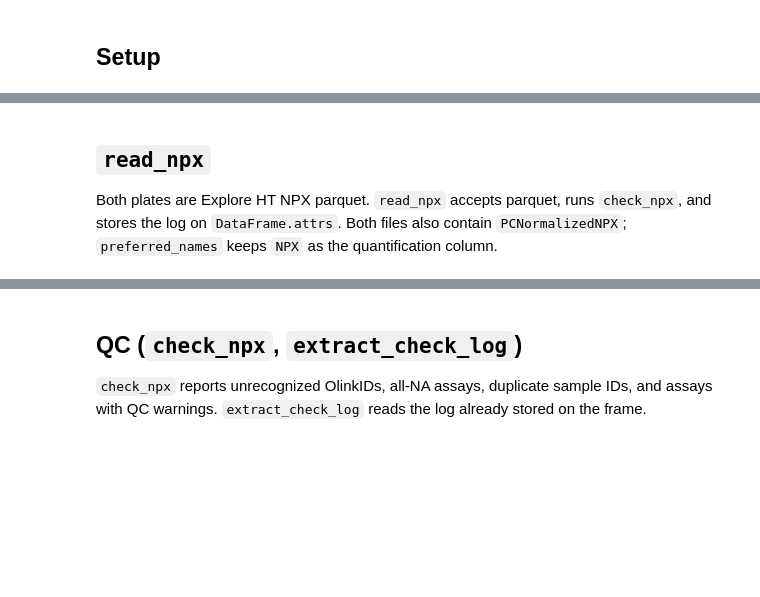
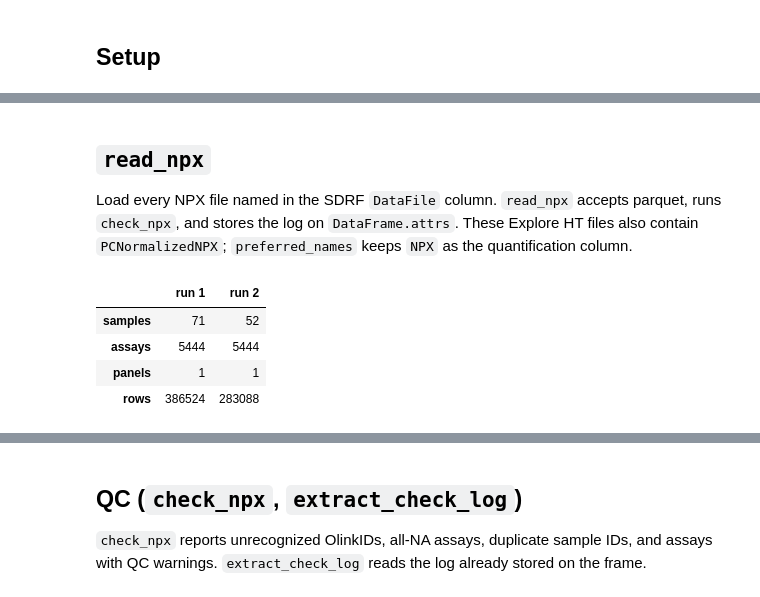
Before and after one commit to Olink-Proteomics/OlinkPythonPackage, a Jupyter notebook: examples/pad000016_showcase.ipynb, the cells around one changed output, grey strips where cells are left out. Saved outputs shown, nothing was run; the diff lists cells and outputs as text; code cells hidden in the pictures; blank space fills up the shorter version.

```diff
--- a/examples/pad000016_showcase.ipynb
+++ b/examples/pad000016_showcase.ipynb
@@ -65,32 +101,38 @@ SDRF = DATA / "GAHT_pregnancy_metadata_SDRF.tsv"
 # %% [markdown]
 ## `read_npx`
 
-Both plates are Explore HT NPX parquet. `read_npx` accepts parquet, runs
-`check_npx`, and stores the log on `DataFrame.attrs`. Both files also contain
-`PCNormalizedNPX`; `preferred_names` keeps `NPX` as the quantification column.
+Load every NPX file named in the SDRF `DataFile` column. `read_npx` accepts
+parquet, runs `check_npx`, and stores the log on `DataFrame.attrs`. These
+Explore HT files also contain `PCNormalizedNPX`; `preferred_names` keeps `NPX`
+as the quantification column.
 # %%
 PREFERRED = {"quant": "NPX"}
 
-run1_raw = oa.read_npx(RUN1, preferred_names=PREFERRED)
-run2_raw = oa.read_npx(RUN2, preferred_names=PREFERRED)
+npx_by_run = {}
+for row in plates.itertuples(index=False):
+    npx_by_run[row.Run] = oa.read_npx(DATA / row.DataFile, preferred_names=PREFERRED)
+
+run1_raw = npx_by_run["run 1"]
+run2_raw = npx_by_run["run 2"]
 
 summary = pd.DataFrame(
     {
-        "run1": [
-            run1_raw["SampleID"].nunique(),
-            run1_raw["OlinkID"].nunique(),
-            run1_raw["Panel"].nunique(),
-            run1_raw.shape[0],
-        ],
-        "run2": [
-            run2_raw["SampleID"].nunique(),
-            run2_raw["OlinkID"].nunique(),
-            run2_raw["Panel"].nunique(),
-            run2_raw.shape[0],
-        ],
+        run: [
+            df["SampleID"].nunique(),
+            df["OlinkID"].nunique(),
+            df["Panel"].nunique(),
+            df.shape[0],
+        ]
+        for run, df in npx_by_run.items()
     },
     index=["samples", "assays", "panels", "rows"],
 )
 summary
+# %% [output]
+|  | run 1 | run 2 |
+| samples | 71 | 52 |
+| assays | 5444 | 5444 |
+| panels | 1 | 1 |
+| rows | 386524 | 283088 |
 # %%
 run1_raw.head()
```
Also changed, not shown: parts of 21 cells of this notebook.
